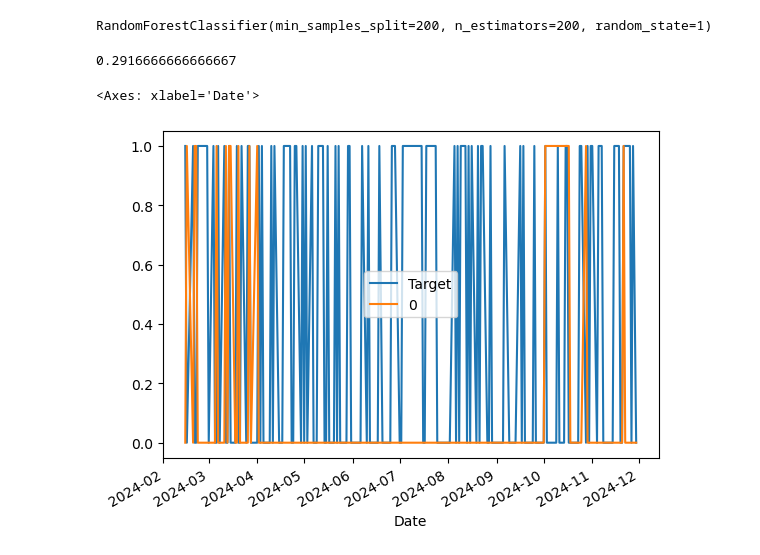
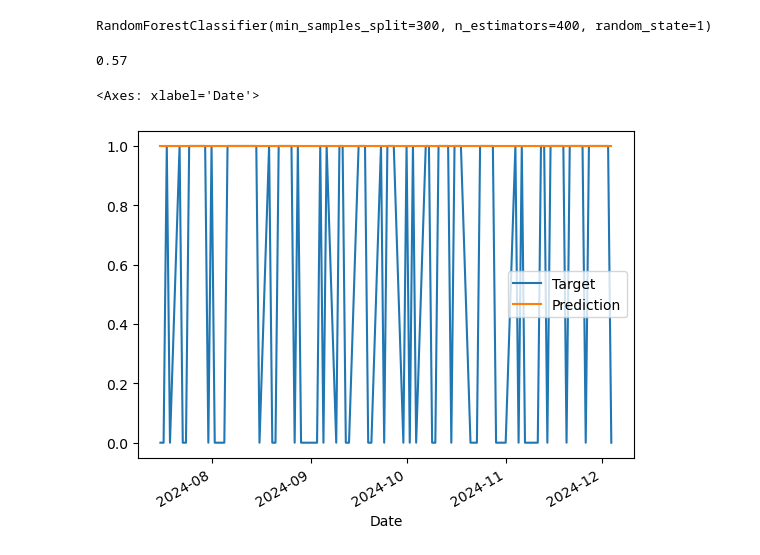
Before and after one commit to mirceabusegan/Project-4, a Jupyter notebook: Algo.ipynb, the cells around one changed output. Cells and saved outputs as stored; diff of their text form; code cells hidden in the pictures.

```diff
--- a/Algo.ipynb
+++ b/Algo.ipynb
@@ -5,7 +11,10 @@ import os
 # %%
-ticker = 'TNYA'
+#getting the data from Yahoo Finance
+ticker = 'AAPL'
 stock = yf.Ticker(ticker)
 stock = stock.history(period="max")
+
+#creating a csv file with the stock prices
 stock.to_csv(ticker +'.csv')
 # %%
 stock.index = pd.to_datetime(stock.index)
@@ -38,2 +68,4 @@ stock["Target"] = (stock["Tomorrow"] > stock["Close"]).astype(int)
 # %%
-stock = stock.loc["2000-01-01":].copy()
+#eliminating data that is too old to be relevant (before 2000)
+stock = stock.loc["1990-01-01":].copy()
+stock
@@ -40,27 +87,30 @@ stock = stock.loc["2000-01-01":].copy()
 # %%
-from sklearn.ensemble import RandomForestClassifier
+# Training the model
 
-model = RandomForestClassifier(n_estimators=200, min_samples_split=200, random_state=1)
+model = RandomForestClassifier(n_estimators=400, min_samples_split=300, random_state=1)
 
-train = stock.iloc[:-200]
-test = stock.iloc[-200:]
+#spliting the dataset in training and testing subsets
+train = stock.iloc[:-100]
+test = stock.iloc[-100:]
 
 predictors = ["Close", "Volume", "Open", "High", "Low"]
 model.fit(train[predictors], train["Target"])
 # %% [output]
-RandomForestClassifier(min_samples_split=200, n_estimators=200, random_state=1)
+RandomForestClassifier(min_samples_split=300, n_estimators=400, random_state=1)
 # %%
-from sklearn.metrics import precision_score
+#measuring the model's accuracy
 
 preds = model.predict(test[predictors])
 preds = pd.Series(preds, index=test.index)
 precision_score(test["Target"], preds)
 # %% [output]
-0.2916666666666667
+0.57
 # %%
+#Ploting the predictions vs the actual results
+preds.name = "Prediction"
 combined = pd.concat([test["Target"], preds], axis=1)
 combined.plot()
 # %% [output]
 <Axes: xlabel='Date'>
-[figure, old version]
+[figure, new version]
 # %%
```
Also changed, not shown: parts of 23 cells of this notebook, 9 other files.
